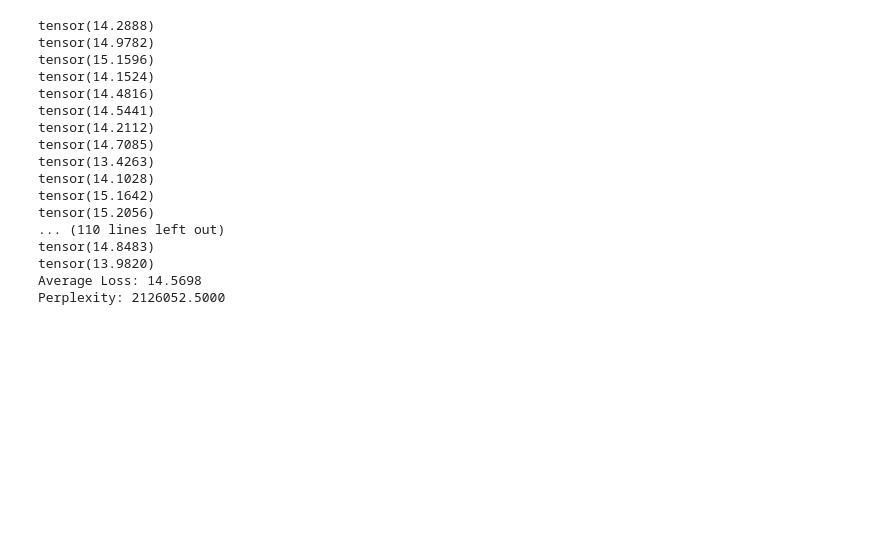
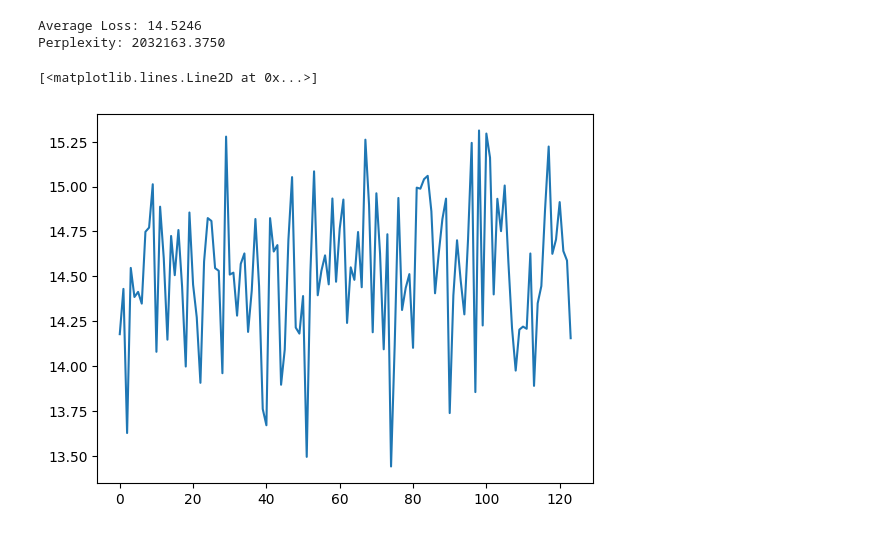
Before and after one commit to LaziestCactus/sumLoRA, a Jupyter notebook: models.ipynb, the cells around one changed output. Cells and saved outputs as stored; diff of their text form; code cells hidden in the pictures; blank space fills up the shorter version.

```diff
--- a/models.ipynb
+++ b/models.ipynb
@@ -232,48 +209,36 @@ model = AutoModelForCausalLM.from_pretrained(GPTmodel)
 
 # Evaluate the model
 model.eval()
 total_loss = 0
 num_batches = 0
 batch_size = 8  # Adjust based on your memory constraints
 
+loss_hist = []
 with torch.no_grad():
     for i in range(0, len(val_dataset), batch_size):
         if(i+batch_size >= len(val_dataset)):
             break
         batch = val_dataset[i:i + batch_size]
         # Get input_ids and attention_mask from the batch
         input_ids = batch['input_ids']
         attention_mask = batch['attention_mask'] if 'attention_mask' in batch else None  # Optional
 
         # Pass input_ids as labels for loss calculation
         outputs = model(input_ids=input_ids, attention_mask=attention_mask, labels= batch['labels'])
 
         loss = outputs.loss
-        print(loss)
+        loss_hist.append(loss)
         total_loss += loss.item()
         num_batches += 1
 
 # Calculate average loss and perplexity
 average_loss = total_loss / num_batches
 perplexity = torch.exp(torch.tensor(average_loss)).item()
 
 print(f"Average Loss: {average_loss:.4f}")
 print(f"Perplexity: {perplexity:.4f}")
 # %% [output]
-tensor(14.2888)
-tensor(14.9782)
-tensor(15.1596)
-tensor(14.1524)
-tensor(14.4816)
-tensor(14.5441)
-tensor(14.2112)
-tensor(14.7085)
-tensor(13.4263)
-tensor(14.1028)
-tensor(15.1642)
-tensor(15.2056)
-... (110 lines left out)
-tensor(14.8483)
-tensor(13.9820)
-Average Loss: 14.5698
-Perplexity: 2126052.5000
+Average Loss: 14.5246
+Perplexity: 2032163.3750
+[<matplotlib.lines.Line2D at 0x...>]
+[figure, added]
```
Also changed, not shown: parts of 6 cells of this notebook, 40 other files.
